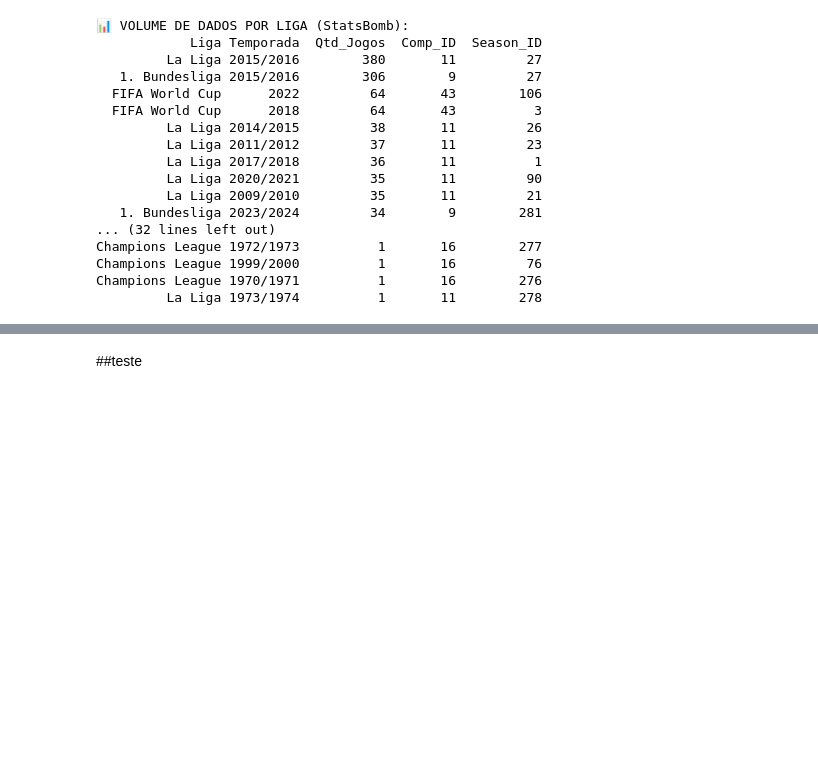
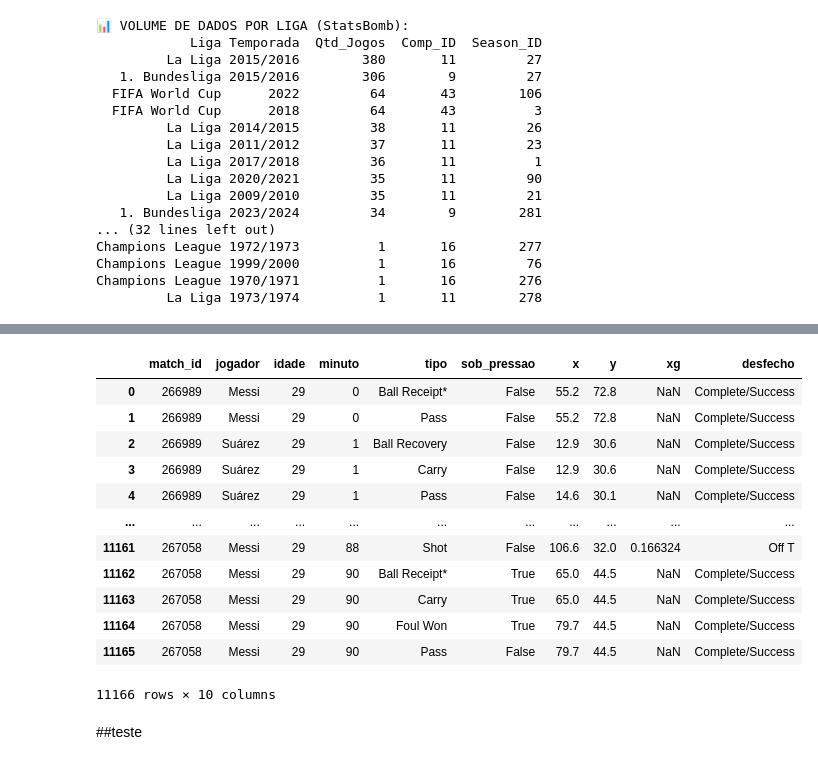
Before and after one commit to kaikinattandossantos/Aura_da_Sorte, a Jupyter notebook: Data/Copper/data.ipynb, the cells around one changed output, grey strips where cells are left out. Cells and saved outputs as stored; diff of their text form; code cells hidden in the pictures; blank space fills up the shorter version.

```diff
--- a/Data/Copper/data.ipynb
+++ b/Data/Copper/data.ipynb
@@ -71,7 +71,7 @@ else:
         print(f"Nenhum arquivo de eventos foi encontrado em {path_sb}")
     else:
         records = []
-        max_files = 20  # amostra para carregar rápido
+        max_files = 5  # amostra para carregar rápido
         for fp in event_json_files[:max_files]:
             with open(fp, "r", encoding="utf-8") as f:
                 events = json.load(f)
@@ -85,7 +85,7 @@ else:
             print("="*60)
             print(f"Linhas: {df_sb.shape[0]:,} | Colunas: {df_sb.shape[1]}")
             print("\nPrimeiras colunas:")
-            print(df_sb.columns[:20].tolist())
+            print(df_sb.columns[::].tolist())
             print("\n--- AMOSTRA DOS DADOS ---")
             print(df_sb.head())
         else:
@@ -145,0 +156,32 @@ else:
+# %%
+import polars as pl
+
+# 1. Extraindo apenas o essencial para a conferência humana
+resumo_jogos = []
+for m in matches_data:
+    if m['match_id'] in barca_matches:
+        resumo_jogos.append({
+            "ID": m['match_id'],
+            "Data": m['match_date'],
+            "Casa": m['home_team']['home_team_name'],
+            "Placar": f"{m['home_score']} x {m['away_score']}",
+            "Fora": m['away_team']['away_team_name'],
+            "Semana": m['match_week']
+        })
+
+# 2. Transformando em DataFrame Polars e ordenando por data
+df_verificacao = pl.DataFrame(resumo_jogos).sort("Data")
+
+# 3. Printando a tabela (O Polars deixa ela bonitona no VS Code)
+print("📅 CALENDÁRIO DO BARCELONA ENCONTRADO (TEMPORADA 15/16):")
+print(df_verificacao)
+
+# 4. Verificação rápida: Tem El Clásico?
+el_clasico = df_verificacao.filter(
+    (pl.col("Casa").str.contains("Real Madrid")) |
+    (pl.col("Fora").str.contains("Real Madrid"))
+)
+
+if not el_clasico.is_empty():
+    print("\n⚔️ EL CLÁSICO DETECTADO! O Messi vai ter trabalho aqui:")
+    print(el_clasico)
@@ -201,3 +373,19 @@ Champions League 1970/1971          1       16        276
+# %%
+pd.DataFrame(df_msn)
+# %% [output]
+|  | match_id | jogador | idade | minuto | tipo | sob_pressao | x | y | xg | desfecho |
+| 0 | 266989 | Messi | 29 | 0 | Ball Receipt* | False | 55.2 | 72.8 | NaN | Complete/Success |
+| 1 | 266989 | Messi | 29 | 0 | Pass | False | 55.2 | 72.8 | NaN | Complete/Success |
+| 2 | 266989 | Suárez | 29 | 1 | Ball Recovery | False | 12.9 | 30.6 | NaN | Complete/Success |
+| 3 | 266989 | Suárez | 29 | 1 | Carry | False | 12.9 | 30.6 | NaN | Complete/Success |
+| 4 | 266989 | Suárez | 29 | 1 | Pass | False | 14.6 | 30.1 | NaN | Complete/Success |
+| ... | ... | ... | ... | ... | ... | ... | ... | ... | ... | ... |
+| 11161 | 267058 | Messi | 29 | 88 | Shot | False | 106.6 | 32.0 | 0.166324 | Off T |
+| 11162 | 267058 | Messi | 29 | 90 | Ball Receipt* | True | 65.0 | 44.5 | NaN | Complete/Success |
+| 11163 | 267058 | Messi | 29 | 90 | Carry | True | 65.0 | 44.5 | NaN | Complete/Success |
+| 11164 | 267058 | Messi | 29 | 90 | Foul Won | True | 79.7 | 44.5 | NaN | Complete/Success |
+| 11165 | 267058 | Messi | 29 | 90 | Pass | False | 79.7 | 44.5 | NaN | Complete/Success |
+11166 rows × 10 columns
 # %%
 # Carregar eventos a partir dos JSONs do StatsBomb
 import json
```
Also changed, not shown: parts of 6 cells of this notebook, 1 other file.
